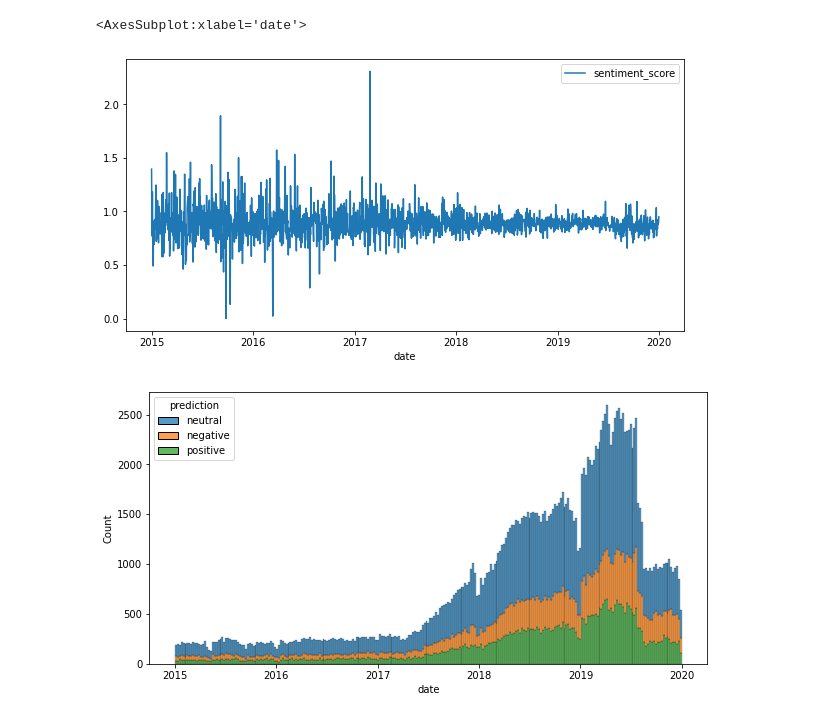
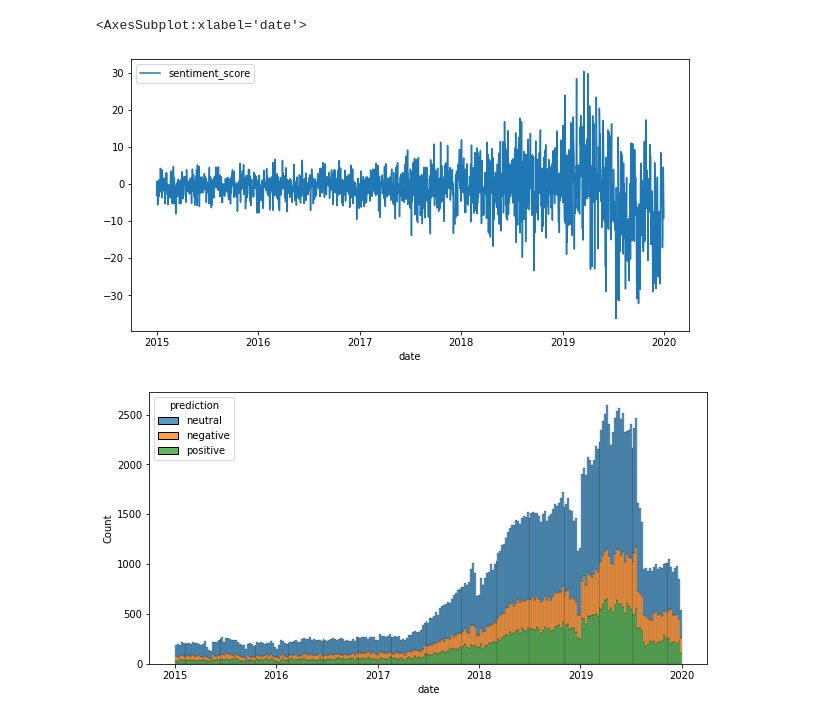
Before and after one commit to sseficha/Ptyxiaki, a Jupyter notebook: Text/FinBert/FinBert_sent.ipynb, the cells around one changed output. Saved outputs shown, nothing was run; the diff lists cells and outputs as text; code cells hidden in the pictures.

```diff
--- a/Text/FinBert/FinBert_sent.ipynb
+++ b/Text/FinBert/FinBert_sent.ipynb
@@ -39,13 +44,16 @@ df.to_csv('../datasets/headline_sentiment_mean.csv')
 # %%
 df = pd.read_csv('../datasets/headline_sentiment.csv', header=0, parse_dates=['date'], index_col=['date'])
 df = df.loc[(df.index >= datetime(2015, 1, 1, 00, 00, 00))]
-df_pos = df.loc[df.prediction == 'positive'].resample('D').mean().ffill().bfill()
-df_neg = df.loc[df.prediction == 'negative'].resample('D').mean().ffill().bfill()
+df_pos = df.loc[df.prediction == 'positive'].resample('D').sum().ffill().bfill()
+df_neg = df.loc[df.prediction == 'negative'].resample('D').sum().ffill().bfill()
 plt.figure(figsize=(10,5))
-sb.lineplot(data=df_pos/df_neg.abs())
+sb.lineplot(data=df_pos-df_neg.abs())
+# sb.lineplot(x=df_pos.index, y=df_pos.sentiment_score, label='positive sums')
+# plt.figure(figsize=(10,5))
+# sb.lineplot(x=df_neg.index, y=df_neg.sentiment_score.abs(), label='negative sums')
 # %% [output]
 <AxesSubplot:xlabel='date'>
-[figure, old version]
+[figure, new version]
 # %%
 #see number of headlines per day
 temp = pd.read_csv('../datasets/headline_sentiment.csv', header=0, parse_dates=['date'], index_col=['date'])
```
Also changed, not shown: parts of 2 cells of this notebook, 13 other files.
